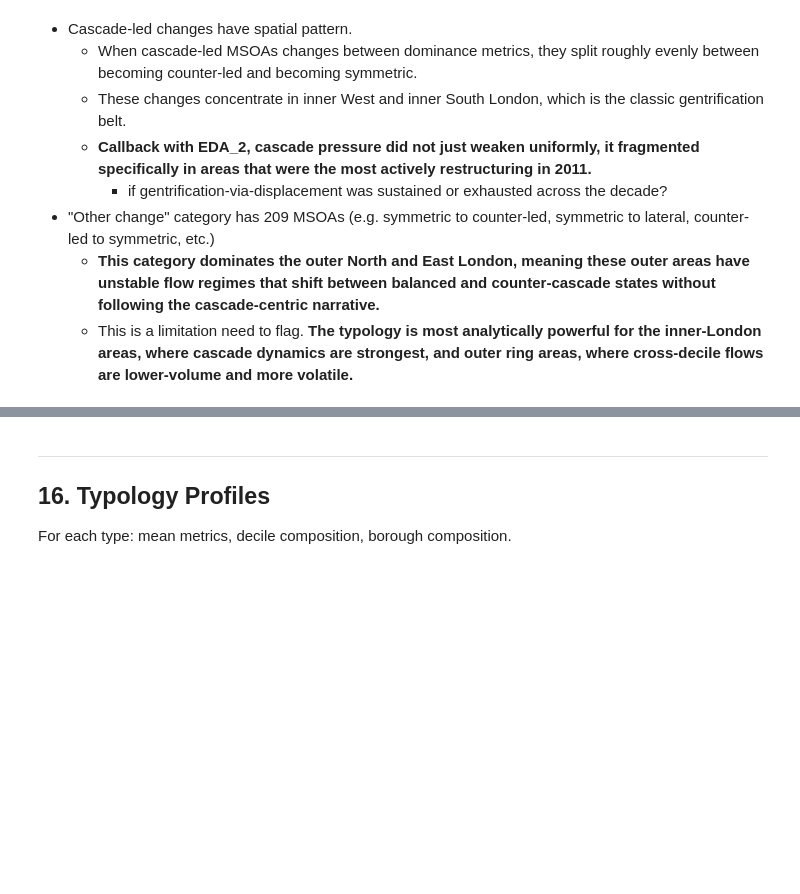
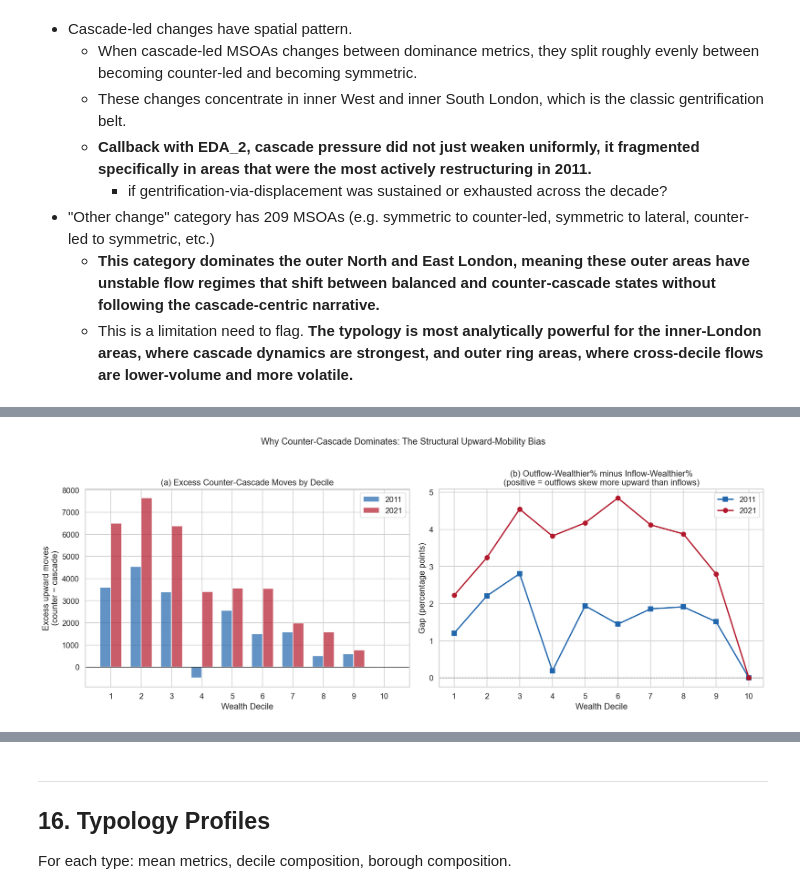
Before and after one commit to yxing82/CASA-Dissertation, a Jupyter notebook: script/eda_3_typology_validation_20260619.ipynb, the cells around one changed output, grey strips where cells are left out. Saved outputs shown, nothing was run; the diff lists cells and outputs as text; code cells hidden in the pictures; blank space fills up the shorter version.

```diff
--- a/script/eda_3_typology_validation_20260619.ipynb
+++ b/script/eda_3_typology_validation_20260619.ipynb
@@ -943,0 +1193,54 @@ Counter-led → Cascade-led   14       -0.0359         -0.0102
+# %%
+# =====================================================================
+# PANEL (b) Visualisation: Volume breakdown + Gap chart
+# =====================================================================
+fig, axes = plt.subplots(1, 2, figsize=(16, 6))
+
+# --- Left panel: excess upward moves by decile ---
+ax = axes[0]
+deciles = range(1, 11)
+for yr, color, label in [('11', '#2166ac', '2011'), ('21', '#b2182b', '2021')]:
+    cascade_vol = df.groupby('Wealth_Decile')[f'Inflow_Wealthier_{yr}'].sum()
+    counter_vol = df.groupby('Wealth_Decile')[f'Outflow_Wealthier_{yr}'].sum()
+    excess = counter_vol - cascade_vol
+    ax.bar([d + (-0.18 if yr == '11' else 0.18) for d in deciles],
+           excess, width=0.35, color=color, alpha=0.7, label=label)
+
+ax.set_xlabel('Wealth Decile')
+ax.set_ylabel('Excess upward moves\n(counter − cascade)')
+ax.set_title('(a) Excess Counter-Cascade Moves by Decile')
+ax.set_xticks(range(1, 11))
+ax.axhline(0, color='black', lw=0.8)
+ax.legend()
+
+# --- Right panel: OW% − IW% gap ---
+ax = axes[1]
+for yr, color, marker, label in [('11', '#2166ac', 's', '2011'),
+                                   ('21', '#b2182b', 'o', '2021')]:
+    grp_yr = df.groupby('Wealth_Decile').agg({
+        f'Total_Inflow_{yr}': 'sum',  f'Inflow_Wealthier_{yr}': 'sum',
+        f'Total_Outflow_{yr}': 'sum', f'Outflow_Wealthier_{yr}': 'sum',
+    })
+    pct_iw = grp_yr[f'Inflow_Wealthier_{yr}'] / grp_yr[f'Total_Inflow_{yr}'] * 100
+    pct_ow = grp_yr[f'Outflow_Wealthier_{yr}'] / grp_yr[f'Total_Outflow_{yr}'] * 100
+    gap = pct_ow - pct_iw
+    ax.plot(gap.index, gap.values, f'-{marker}', color=color, label=label,
+            markersize=7, lw=2)
+
+ax.set_xlabel('Wealth Decile')
+ax.set_ylabel('Gap (percentage points)')
+ax.set_title('(b) Outflow-Wealthier% minus Inflow-Wealthier%\n'
+             '(positive = outflows skew more upward than inflows)')
+ax.set_xticks(range(1, 11))
+ax.axhline(0, color='black', lw=0.8, ls=':')
+ax.legend()
+
+plt.suptitle('Why Counter-Cascade Dominates:'
+             ' The Structural Upward-Mobility Bias',
+             fontsize=14, y=1.02)
+plt.tight_layout()
+plt.savefig(OUTPUT_DIR / 'fig_14c_cascade_counter_volume_breakdown.png',
+            dpi=150, bbox_inches='tight')
+plt.show()
+# %% [output]
+[figure, added]
```
Also changed, not shown: parts of 13 cells of this notebook, 5 other files.
